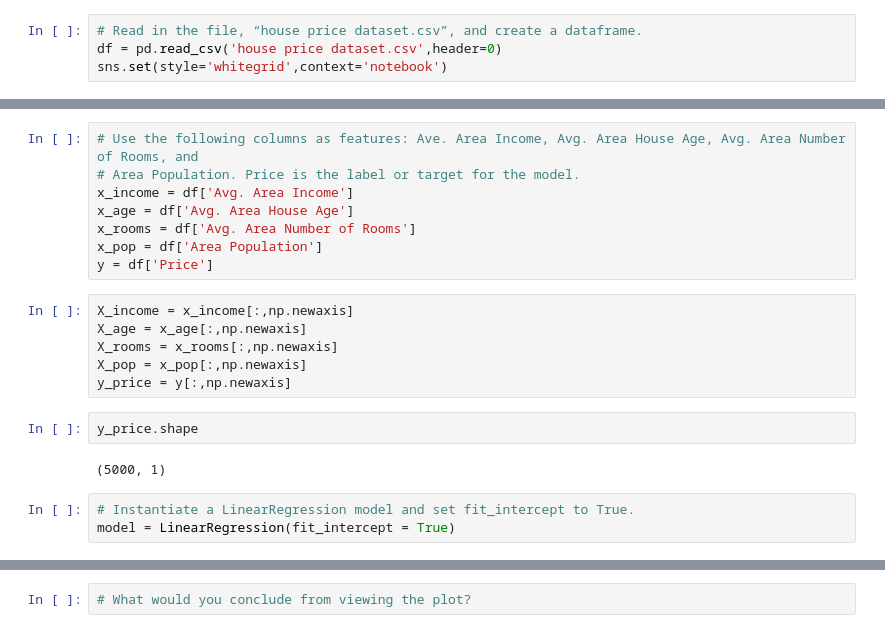
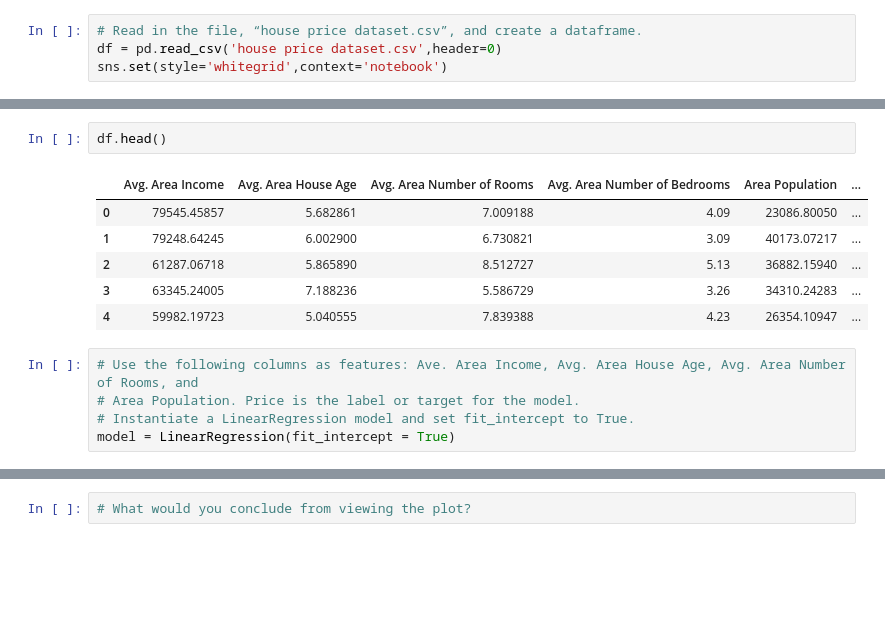
Before and after one commit to mfouquier/5400-Python-DataScience, a Jupyter notebook: Fouquier10.ipynb, the cells around one changed output, grey strips where cells are left out. Drawn from its saved outputs; the diff is of its cells as text; blank space fills up the shorter version.

Commit message:
restart the assignment, clean data, compute linear regression

```diff
--- a/Fouquier10.ipynb
+++ b/Fouquier10.ipynb
@@ -34,23 +61,16 @@ df.fillna(value=123177, inplace=True)
+# %%
+df.head()
+# %% [output]
+|  | Avg. Area Income | Avg. Area House Age | Avg. Area Number of Rooms | Avg. Area Number of Bedrooms | Area Population | ... |
+| 0 | 79545.45857 | 5.682861 | 7.009188 | 4.09 | 23086.80050 | ... |
+| 1 | 79248.64245 | 6.002900 | 6.730821 | 3.09 | 40173.07217 | ... |
+| 2 | 61287.06718 | 5.865890 | 8.512727 | 5.13 | 36882.15940 | ... |
+| 3 | 63345.24005 | 7.188236 | 5.586729 | 3.26 | 34310.24283 | ... |
+| 4 | 59982.19723 | 5.040555 | 7.839388 | 4.23 | 26354.10947 | ... |
 # %%
 # Use the following columns as features: Ave. Area Income, Avg. Area House Age, Avg. Area Number of Rooms, and
 # Area Population. Price is the label or target for the model.
-x_income = df['Avg. Area Income']
-x_age = df['Avg. Area House Age']
-x_rooms = df['Avg. Area Number of Rooms']
-x_pop = df['Area Population']
-y = df['Price']
+# Instantiate a LinearRegression model and set fit_intercept to True.
+model = LinearRegression(fit_intercept = True)
-# %%
-X_income = x_income[:,np.newaxis]
-X_age = x_age[:,np.newaxis]
-X_rooms = x_rooms[:,np.newaxis]
-X_pop = x_pop[:,np.newaxis]
-y_price = y[:,np.newaxis]
-# %%
-y_price.shape
-# %% [output]
-(5000, 1)
-# %%
-# Instantiate a LinearRegression model and set fit_intercept to True.
-model = LinearRegression(fit_intercept = True)
 # %%
 # Fit the first 2999 (X[:3000] samples from the data set.
```
Also changed, not shown: parts of 20 cells of this notebook.
